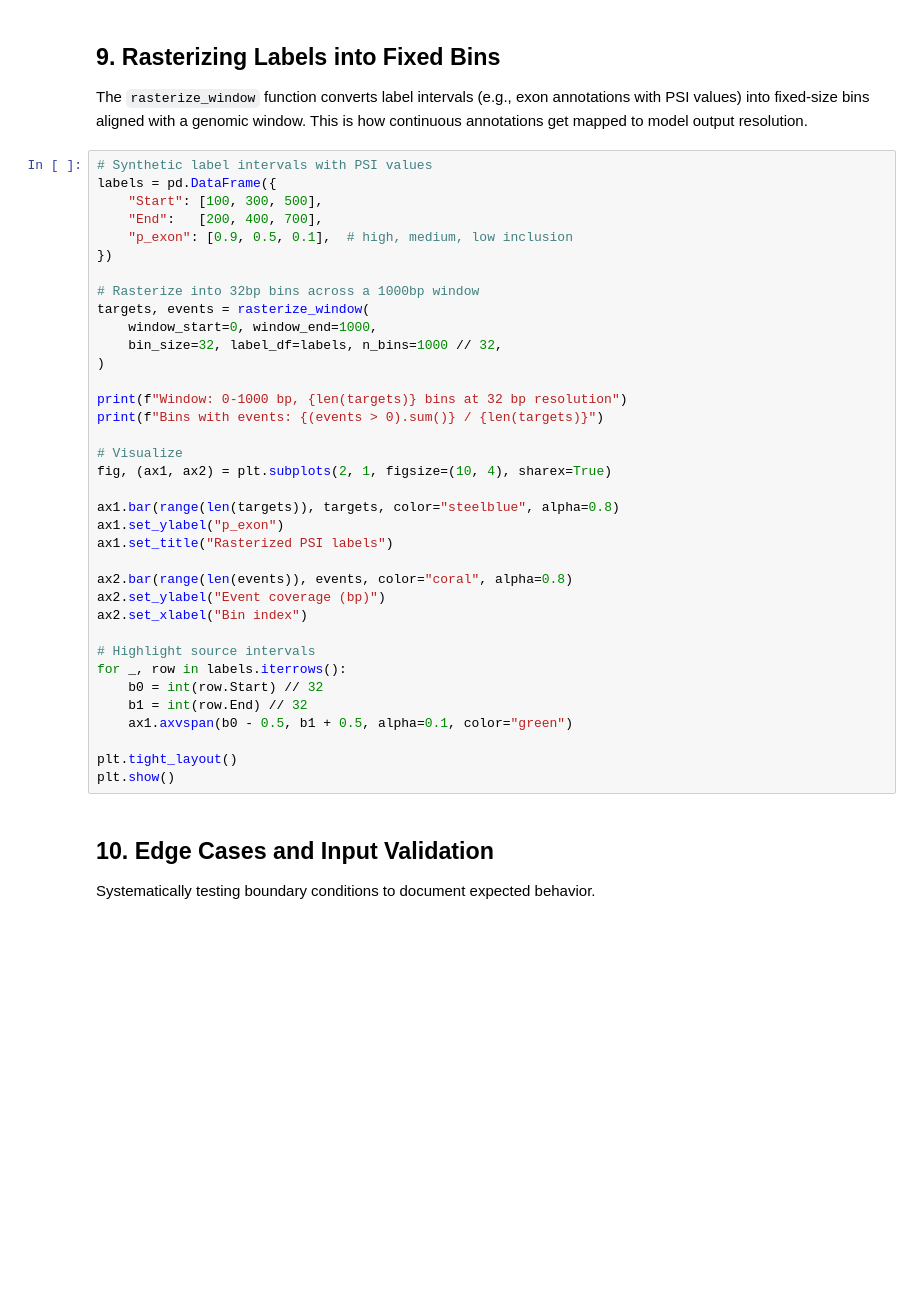
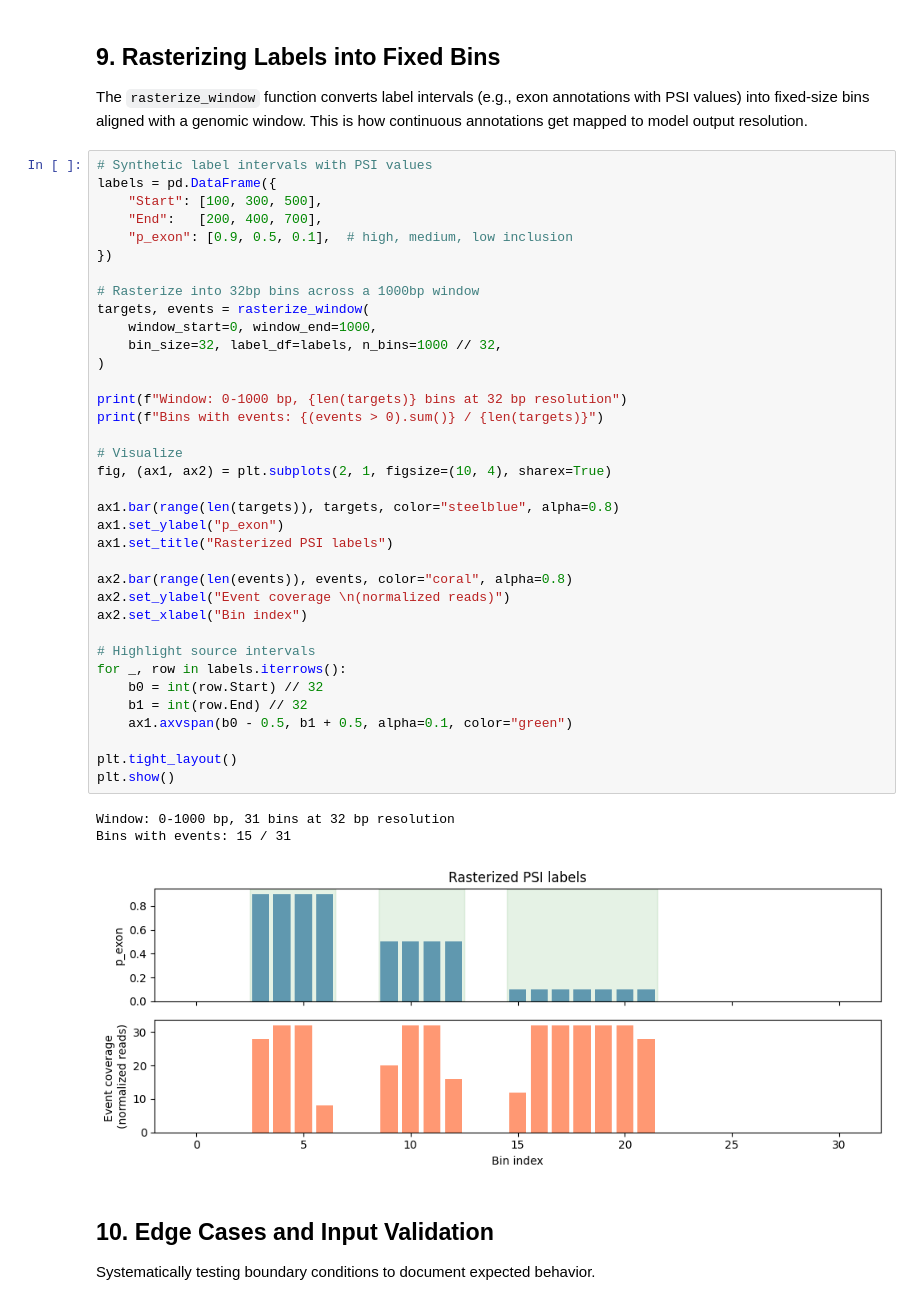
Before and after one commit to jsdearbo/sequence_to_function_model_tools, a Jupyter notebook: examples/01_sequence_encoding_and_intervals.ipynb, the cells around one changed output. Saved outputs shown, nothing was run; the diff lists cells and outputs as text; blank space fills up the shorter version.

```diff
--- a/examples/01_sequence_encoding_and_intervals.ipynb
+++ b/examples/01_sequence_encoding_and_intervals.ipynb
@@ -445,34 +588,38 @@ labels = pd.DataFrame({
     "p_exon": [0.9, 0.5, 0.1],  # high, medium, low inclusion
 })
 
 # Rasterize into 32bp bins across a 1000bp window
 targets, events = rasterize_window(
     window_start=0, window_end=1000,
     bin_size=32, label_df=labels, n_bins=1000 // 32,
 )
 
 print(f"Window: 0-1000 bp, {len(targets)} bins at 32 bp resolution")
 print(f"Bins with events: {(events > 0).sum()} / {len(targets)}")
 
 # Visualize
 fig, (ax1, ax2) = plt.subplots(2, 1, figsize=(10, 4), sharex=True)
 
 ax1.bar(range(len(targets)), targets, color="steelblue", alpha=0.8)
 ax1.set_ylabel("p_exon")
 ax1.set_title("Rasterized PSI labels")
 
 ax2.bar(range(len(events)), events, color="coral", alpha=0.8)
-ax2.set_ylabel("Event coverage (bp)")
+ax2.set_ylabel("Event coverage \n(normalized reads)")
 ax2.set_xlabel("Bin index")
 
 # Highlight source intervals
 for _, row in labels.iterrows():
     b0 = int(row.Start) // 32
     b1 = int(row.End) // 32
     ax1.axvspan(b0 - 0.5, b1 + 0.5, alpha=0.1, color="green")
 
 plt.tight_layout()
 plt.show()
+# %% [output]
+Window: 0-1000 bp, 31 bins at 32 bp resolution
+Bins with events: 15 / 31
+[figure, added]
 # %% [markdown]
 ## 10. Edge Cases and Input Validation
 
```
Also changed, not shown: parts of 18 cells of this notebook.
